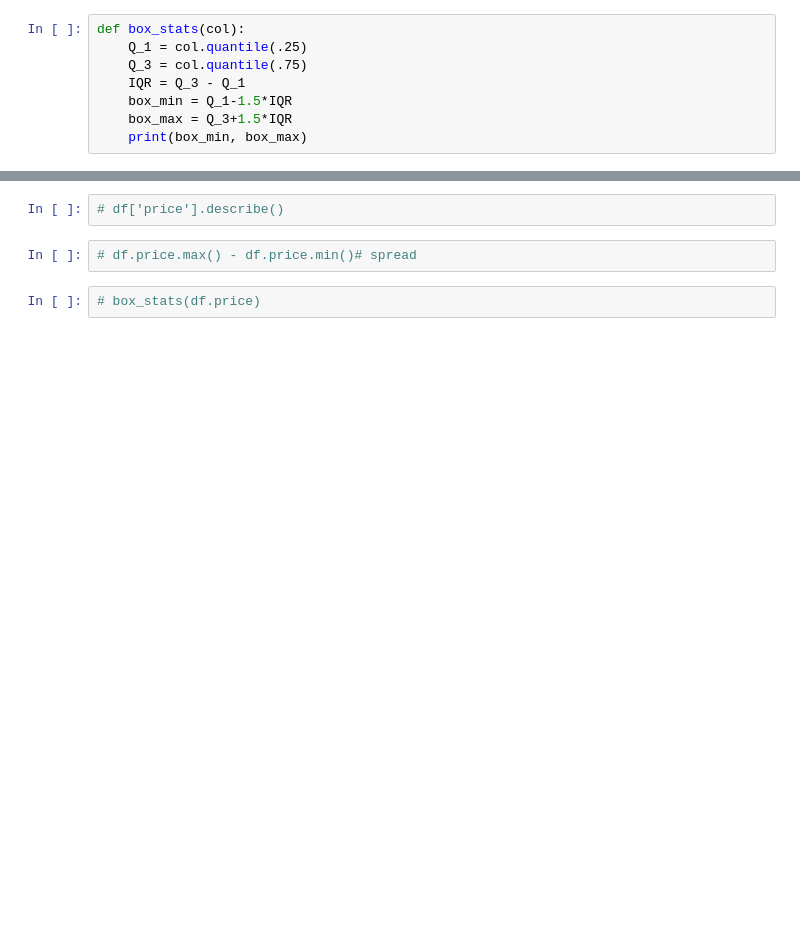
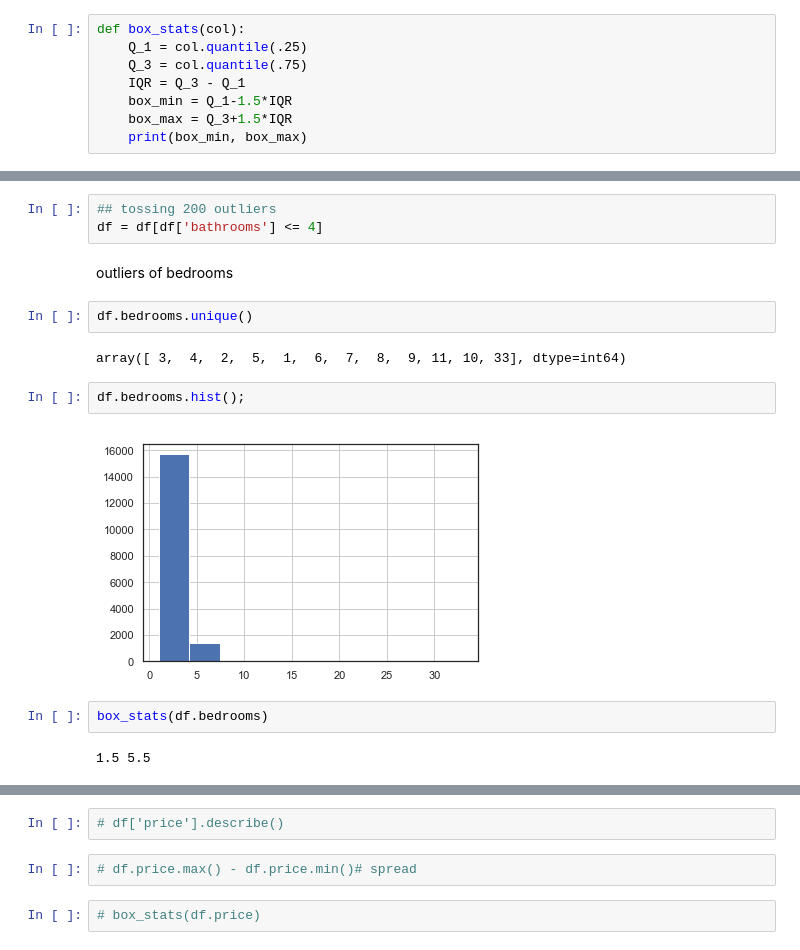
Before and after one commit to sid401/dsc-1-final-project-online-ds-sp-000, a Jupyter notebook: student.ipynb, the cells around one changed output, grey strips where cells are left out. Saved outputs shown, nothing was run; the diff lists cells and outputs as text; blank space fills up the shorter version.

```diff
--- a/student.ipynb
+++ b/student.ipynb
@@ -611,0 +667,17 @@ def box_stats(col):
+# %%
+## tossing 200 outliers
+df = df[df['bathrooms'] <= 4]
+# %% [markdown]
+outliers of bedrooms
+# %%
+df.bedrooms.unique()
+# %% [output]
+array([ 3,  4,  2,  5,  1,  6,  7,  8,  9, 11, 10, 33], dtype=int64)
+# %%
+df.bedrooms.hist();
+# %% [output]
+[figure, added]
+# %%
+box_stats(df.bedrooms)
+# %% [output]
+1.5 5.5
```
Also changed, not shown: parts of 143 cells of this notebook.
